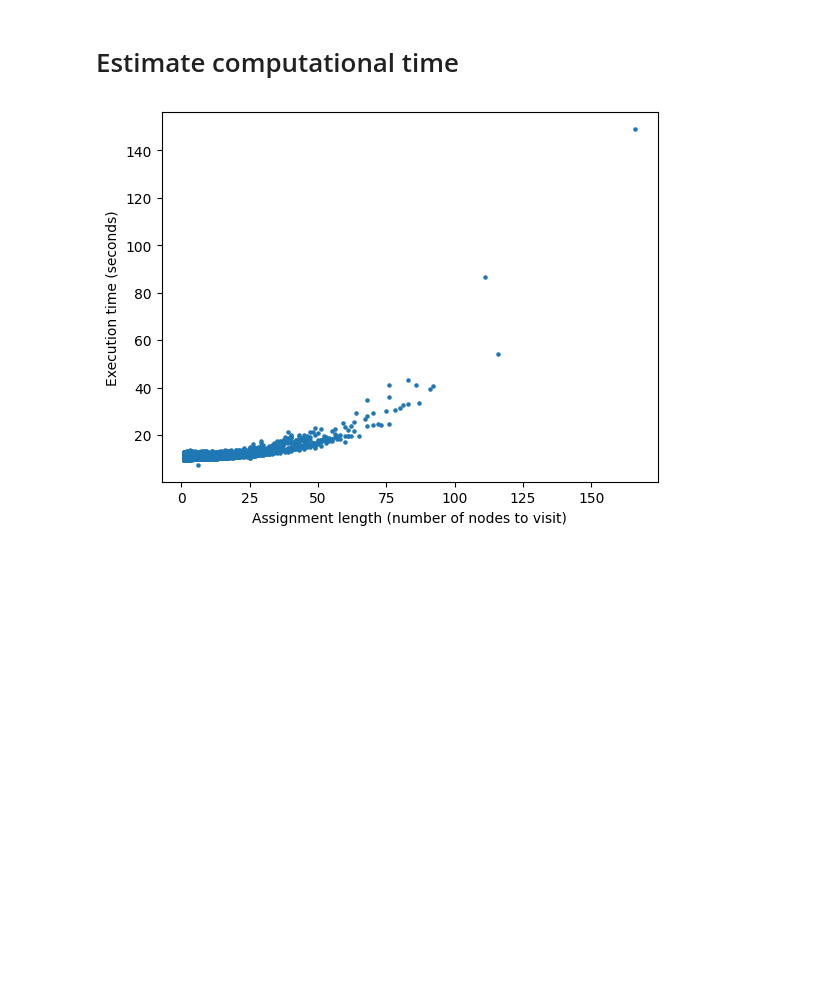
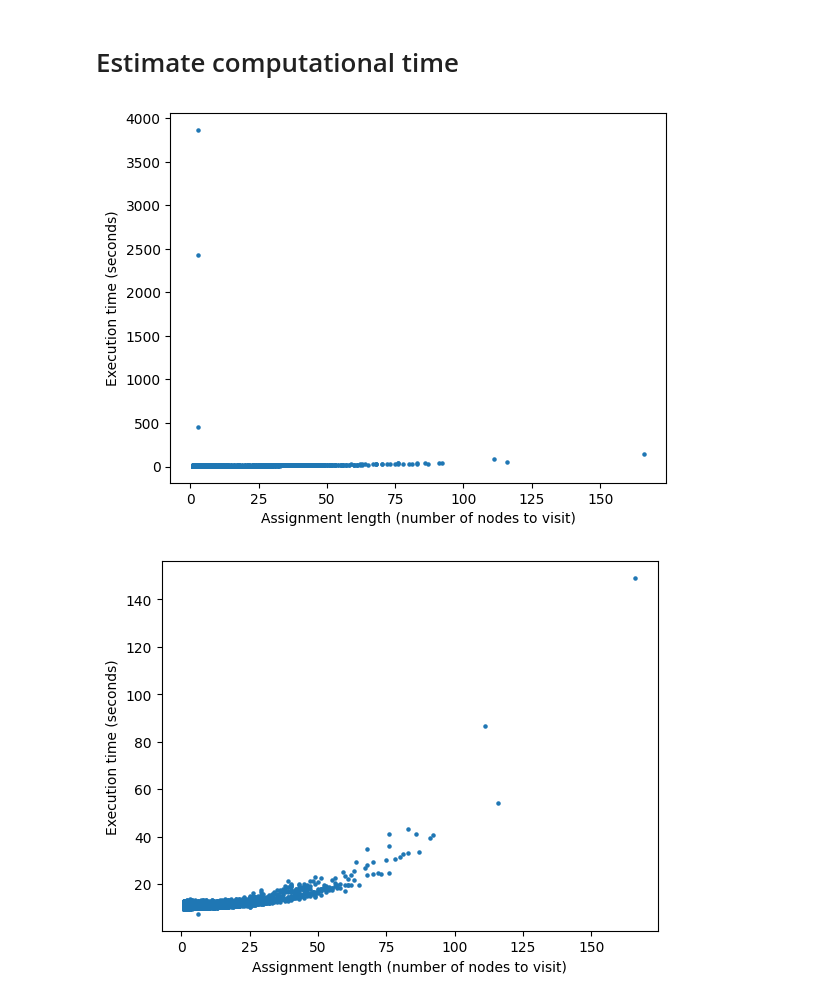
Before and after one commit to HasanVerses/batch_sequencing_optimization, a Jupyter notebook: notebooks/ld_computational_and_improvement_analysis.ipynb, the cells around one changed output. Saved outputs shown, nothing was run; the diff lists cells and outputs as text; code cells hidden in the pictures; blank space fills up the shorter version.

```diff
--- a/notebooks/ld_computational_and_improvement_analysis.ipynb
+++ b/notebooks/ld_computational_and_improvement_analysis.ipynb
@@ -480,8 +587,12 @@ merge_freq_hist_optimized.head()
 # %%
 historical_versus_optimzied_df["ExecutionTime"].mean()
 historical_versus_optimzied_df["ExecutionTime"].max()
 historical_versus_optimzied_df["ExecutionTime"].std()
-df = historical_versus_optimzied_df[(historical_versus_optimzied_df["ExecutionTime"] < 200)
-& ((historical_versus_optimzied_df["opt_assignment_length"] > 3)
-   | (historical_versus_optimzied_df["opt_assignment_length"] < 100))]
+df=historical_versus_optimzied_df
+plt.scatter(df["opt_assignment_length"], df["ExecutionTime"], s=5)
+plt.xlabel("Assignment length (number of nodes to visit)")
+plt.ylabel("Execution time (seconds)")
+plt.savefig('plots/computational time.png')
+# %% [output]
+[figure, added]
 # %%
```
Also changed, not shown: parts of 9 cells of this notebook.
